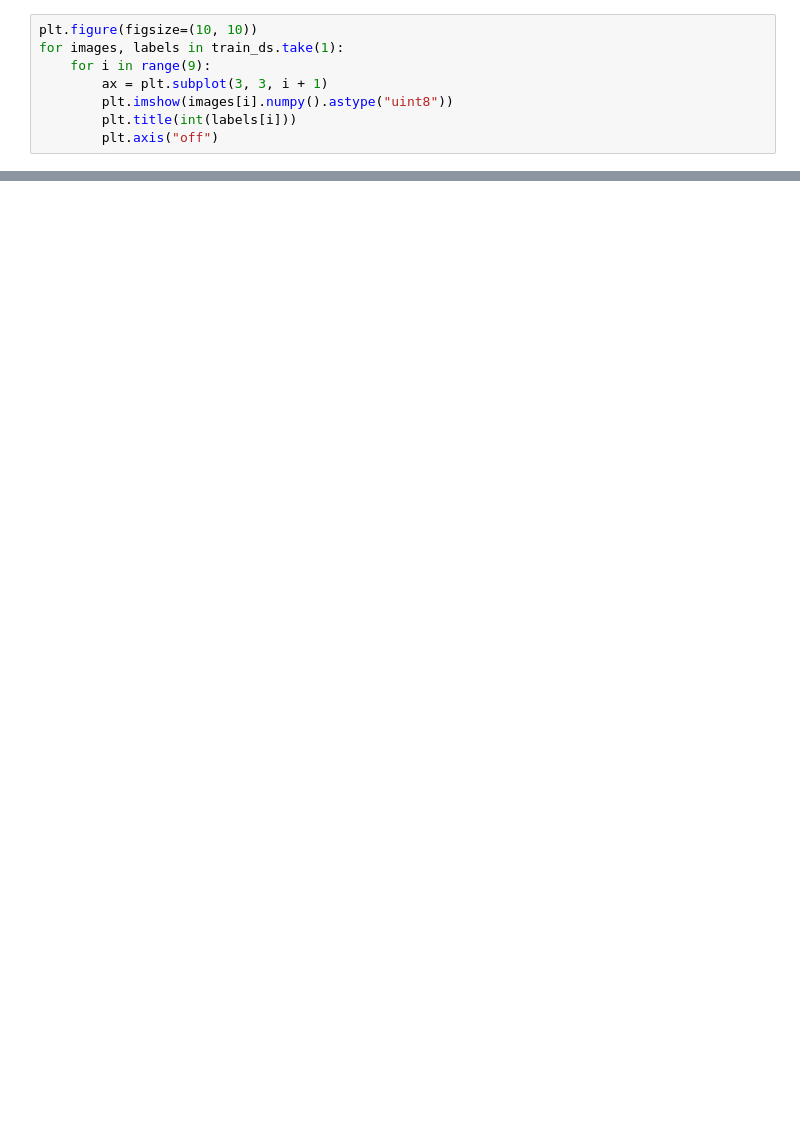
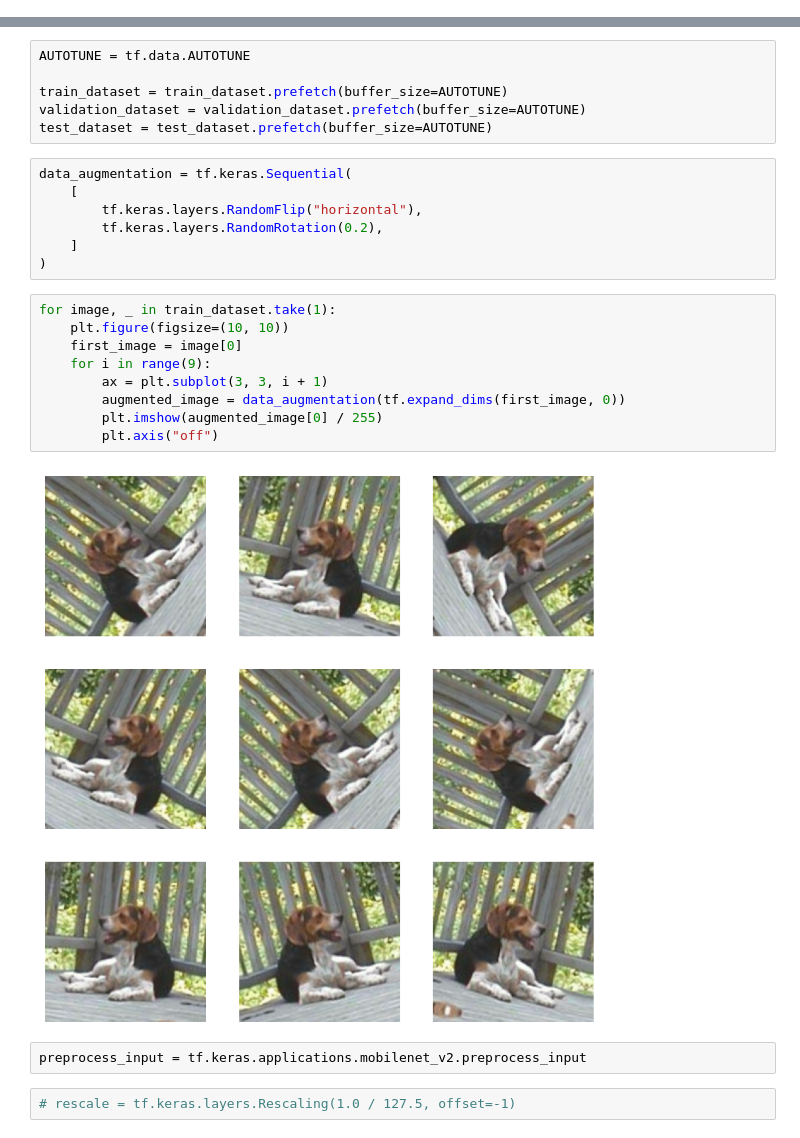
Before and after one commit to roryhr/code, a Jupyter notebook: how_much_wes/notebooks/Transfer Learning and Fine Tuning.ipynb, the cells around one changed output, grey strips where cells are left out. Saved outputs shown, nothing was run; the diff lists cells and outputs as text; blank space fills up the shorter version.

```diff
--- a/how_much_wes/notebooks/Transfer Learning and Fine Tuning.ipynb
+++ b/how_much_wes/notebooks/Transfer Learning and Fine Tuning.ipynb
@@ -49,8 +0,0 @@ To enable them in other operations, rebuild TensorFlow with the appropriate comp
-# %%
-plt.figure(figsize=(10, 10))
-for images, labels in train_ds.take(1):
-    for i in range(9):
-        ax = plt.subplot(3, 3, i + 1)
-        plt.imshow(images[i].numpy().astype("uint8"))
-        plt.title(int(labels[i]))
-        plt.axis("off")
@@ -258,0 +74,28 @@ model.save("tuned_xception.keras")
+# %%
+AUTOTUNE = tf.data.AUTOTUNE
+
+train_dataset = train_dataset.prefetch(buffer_size=AUTOTUNE)
+validation_dataset = validation_dataset.prefetch(buffer_size=AUTOTUNE)
+test_dataset = test_dataset.prefetch(buffer_size=AUTOTUNE)
+# %%
+data_augmentation = tf.keras.Sequential(
+    [
+        tf.keras.layers.RandomFlip("horizontal"),
+        tf.keras.layers.RandomRotation(0.2),
+    ]
+)
+# %%
+for image, _ in train_dataset.take(1):
+    plt.figure(figsize=(10, 10))
+    first_image = image[0]
+    for i in range(9):
+        ax = plt.subplot(3, 3, i + 1)
+        augmented_image = data_augmentation(tf.expand_dims(first_image, 0))
+        plt.imshow(augmented_image[0] / 255)
+        plt.axis("off")
+# %% [output]
+[figure, added]
+# %%
+preprocess_input = tf.keras.applications.mobilenet_v2.preprocess_input
+# %%
+# rescale = tf.keras.layers.Rescaling(1.0 / 127.5, offset=-1)
```
Also changed, not shown: parts of 47 cells of this notebook.
